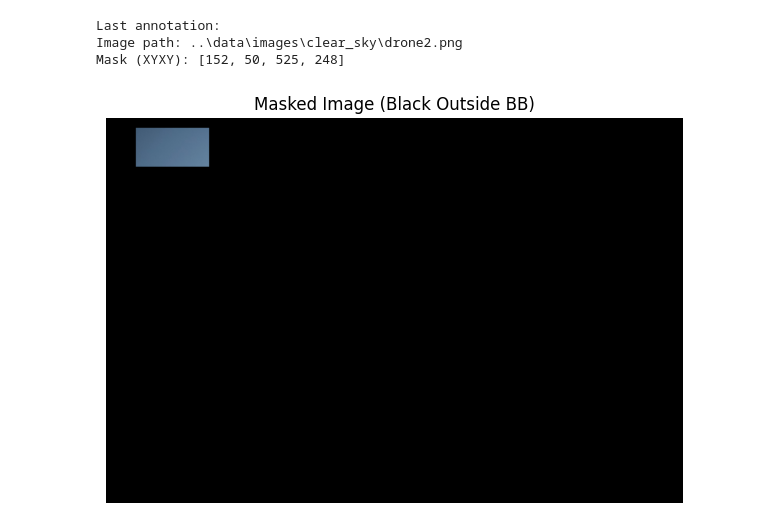
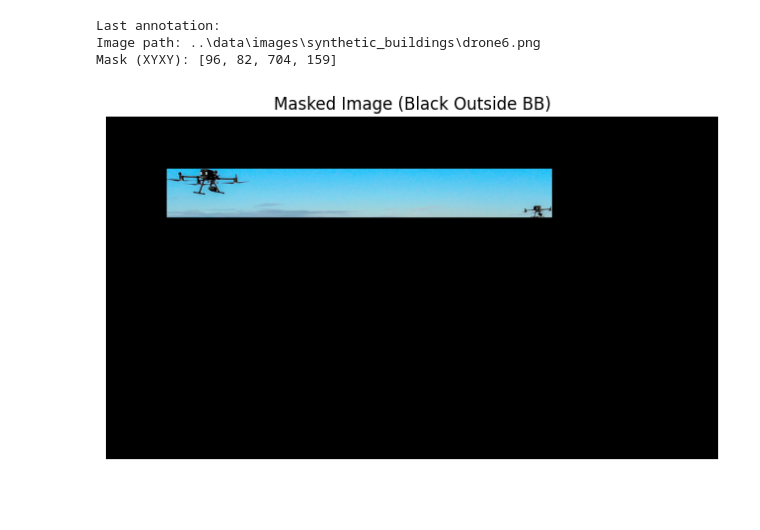
Before and after one commit to noamsolow/Z_Drone_Final_Project_GA, a Jupyter notebook: experiments/bb_on_drones_exp/notebook/bbDrone.ipynb, the cells around one changed output. Cells and saved outputs as stored; diff of their text form; code cells hidden in the pictures; blank space fills up the shorter version.

```diff
--- a/experiments/bb_on_drones_exp/notebook/bbDrone.ipynb
+++ b/experiments/bb_on_drones_exp/notebook/bbDrone.ipynb
@@ -44,35 +44,51 @@ def show_last_mask(bboxes, base_image_dir="..\\data\\images"):
 
     # Copy original pixels ONLY inside mask
     masked_img[mask == 1] = img[mask == 1]
 
     # Convert to RGB for matplotlib
     masked_img = cv2.cvtColor(masked_img, cv2.COLOR_BGR2RGB)
 
     # Show
     plt.figure(figsize=(8, 5))
     plt.imshow(masked_img)
     plt.title("Masked Image (Black Outside BB)")
     plt.axis("off")
     plt.show()
 
     return mask
 
 
 # ==========================================================
 # MANUAL MASK LIST (EDIT ONLY THIS PART)
 # ==========================================================
 
 bboxes = [
-    ("clear_sky\\drone1.png", 152, 50, 525, 248),
-    ("clear_sky\\drone2.png", 152, 50, 525, 248),
+    ("clear_sky\\drone1s.png", 152, 50, 525, 248),
+    ("clear_sky\\drone2s.png", 1383, 350, 2415, 1070),
+    ("clear_sky\\drone3s.png", 643, 295, 912, 364),
+    ("clear_sky\\drone4s.png", 296, 180, 325, 200),
+    ("clear_sky\\drone5s.png", 153, 89, 172, 105),
+    ("real_buildings\\image1.png", 266, 360, 346, 395),
+    ("real_buildings\\image2.png", 201, 195, 223, 204),
+    ("real_buildings\\image3.png", 10, 5, 46, 20),
+    ("real_buildings\\image4.png", 800, 300, 825, 325),
+    ("real_buildings\\image5.png", 612, 216, 583, 257),
+    ("real_buildings\\image6.png", 538, 405, 571, 422),
+    ("synthetic_buildings\\drone1.png", 276, 120, 344, 167),
+    ("synthetic_buildings\\drone2.png", 252, 44, 369, 102),
+    ("synthetic_buildings\\drone3.png", 259, 75, 450, 241),
+    ("synthetic_buildings\\drone4.png", 402, 177, 573, 219),
+    ("synthetic_buildings\\drone5.png", 656, 351, 731, 412),
+    ("synthetic_buildings\\drone6.png", 96, 82, 704, 159),
+
 
 
     # add more below ↓
 ]
 
 mask = show_last_mask(bboxes)
 # %% [output]
 Last annotation:
-Image path: ..\data\images\clear_sky\drone2.png
-Mask (XYXY): [152, 50, 525, 248]
+Image path: ..\data\images\synthetic_buildings\drone6.png
+Mask (XYXY): [96, 82, 704, 159]
-[figure, old version]
+[figure, new version]
```
Also changed, not shown: parts of 1 cell of this notebook, 5 other files.
